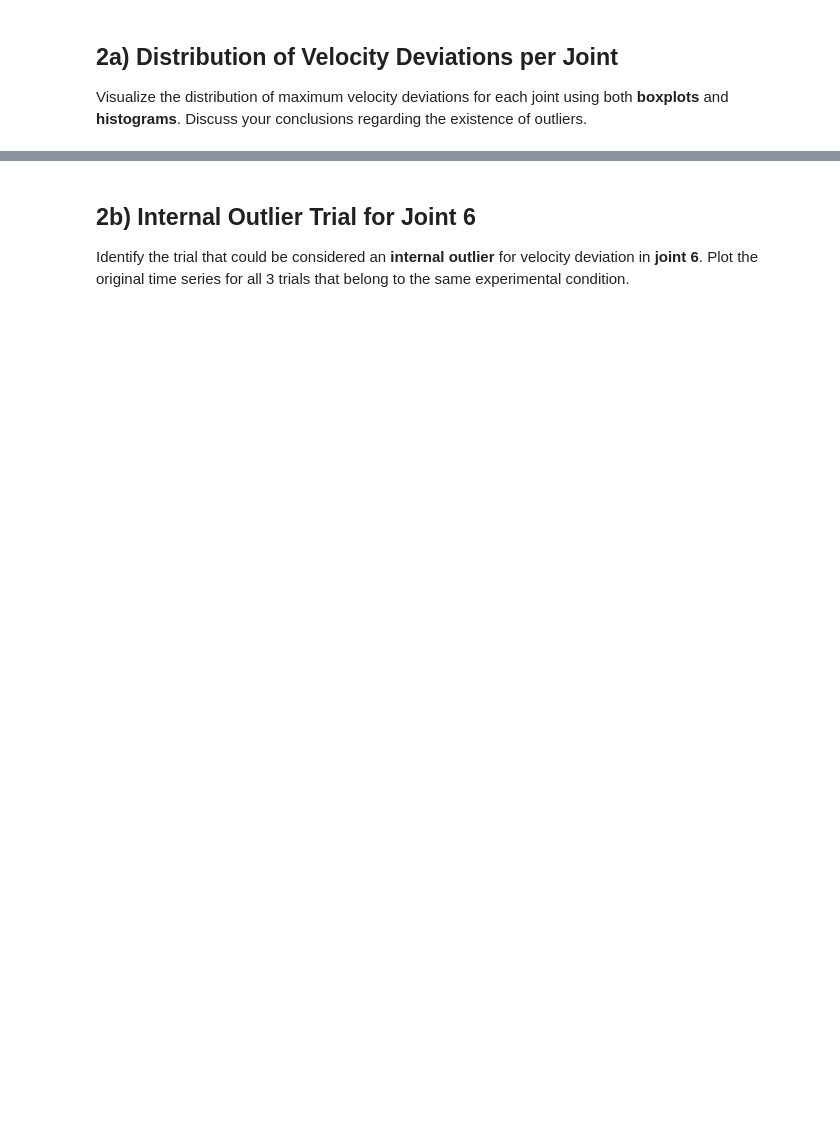
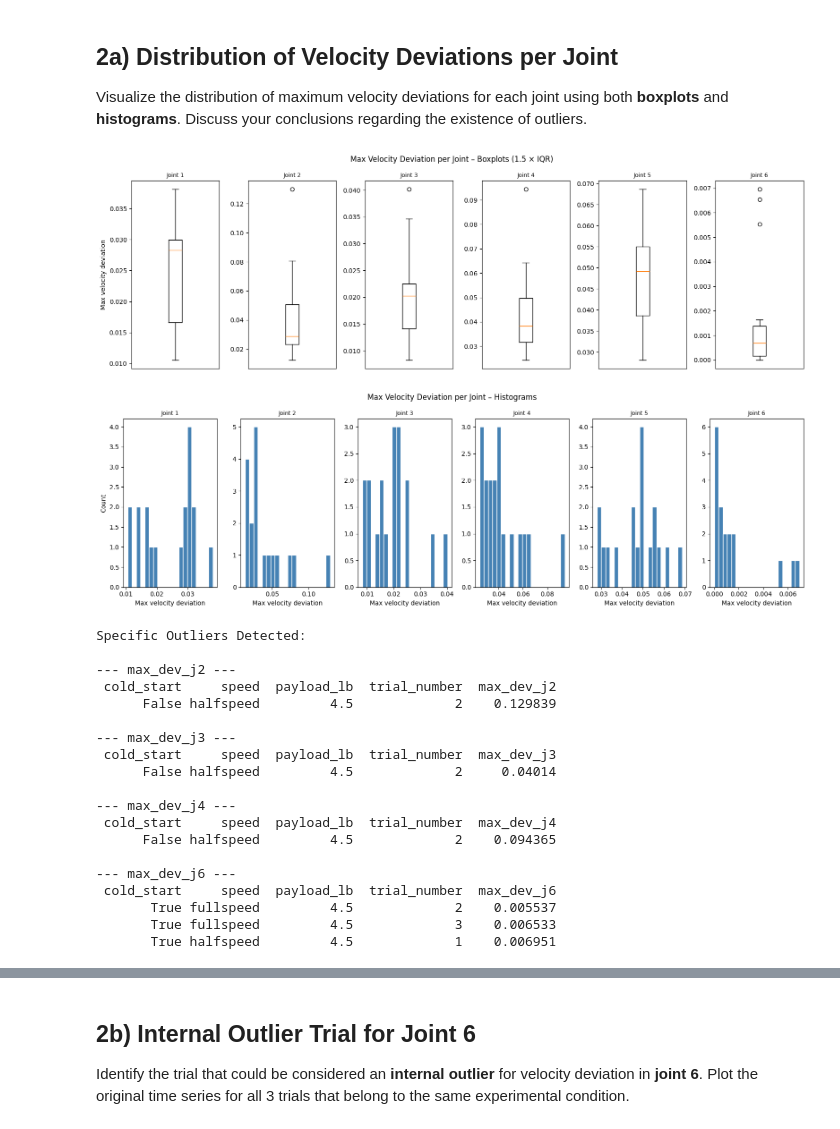
Before and after one commit to athi2210/DA-Lab-group, a Jupyter notebook: 06_data_quality_outliers.ipynb, the cells around one changed output, grey strips where cells are left out. Saved outputs shown, nothing was run; the diff lists cells and outputs as text; code cells hidden in the pictures; blank space fills up the shorter version.

```diff
--- a/06_data_quality_outliers.ipynb
+++ b/06_data_quality_outliers.ipynb
@@ -123,3 +397,62 @@ For each time series (i.e. each of the original `.csv` files), compute the **max
 ## 2a) Distribution of Velocity Deviations per Joint
 
 Visualize the distribution of maximum velocity deviations for each joint using both **boxplots** and **histograms**. Discuss your conclusions regarding the existence of outliers.
+# %%
+dev_cols = [f'max_dev_j{j}' for j in joints]
+
+# --- Boxplots ---
+fig, axes = plt.subplots(1, 6, figsize=(16, 5))
+for i, col in enumerate(dev_cols):
+    axes[i].boxplot(df_max_dev[col].dropna(), whis=1.5)
+    axes[i].set_title(f'Joint {i+1}', fontsize=9)
+    axes[i].set_ylabel('Max velocity deviation' if i == 0 else '')
+    axes[i].set_xticks([])
+
+plt.suptitle('Max Velocity Deviation per Joint – Boxplots (1.5 × IQR)', fontsize=12)
+plt.tight_layout()
+plt.show()
+
+# --- Histograms ---
+fig, axes = plt.subplots(1, 6, figsize=(16, 5))
+for i, col in enumerate(dev_cols):
+    axes[i].hist(df_max_dev[col].dropna(), bins=20, color='steelblue', edgecolor='white')
+    axes[i].set_title(f'Joint {i+1}', fontsize=9)
+    axes[i].set_xlabel('Max velocity deviation')
+    axes[i].set_ylabel('Count' if i == 0 else '')
+
+plt.suptitle('Max Velocity Deviation per Joint – Histograms', fontsize=12)
+plt.tight_layout()
+plt.show()
+
+print("Specific Outliers Detected:")
+for col in dev_cols:
+    data = df_max_dev[col].dropna()
+    Q1, Q3 = data.quantile(0.25), data.quantile(0.75)
+    IQR = Q3 - Q1
+    mask = (df_max_dev[col] < Q1 - 1.5 * IQR) | (df_max_dev[col] > Q3 + 1.5 * IQR)
+    outliers = df_max_dev.loc[mask, group_cols + [col]]
+    if len(outliers) > 0:
+        print(f"\n--- {col} ---")
+        print(outliers.to_string(index=False))
+# %% [output]
+[figure, added]
+[figure, added]
+Specific Outliers Detected:
+
+--- max_dev_j2 ---
+ cold_start     speed  payload_lb  trial_number  max_dev_j2
+      False halfspeed         4.5             2    0.129839
+
+--- max_dev_j3 ---
+ cold_start     speed  payload_lb  trial_number  max_dev_j3
+      False halfspeed         4.5             2     0.04014
+
+--- max_dev_j4 ---
+ cold_start     speed  payload_lb  trial_number  max_dev_j4
+      False halfspeed         4.5             2    0.094365
+
+--- max_dev_j6 ---
+ cold_start     speed  payload_lb  trial_number  max_dev_j6
+       True fullspeed         4.5             2    0.005537
+       True fullspeed         4.5             3    0.006533
+       True halfspeed         4.5             1    0.006951
```
Also changed, not shown: parts of 16 cells of this notebook.
